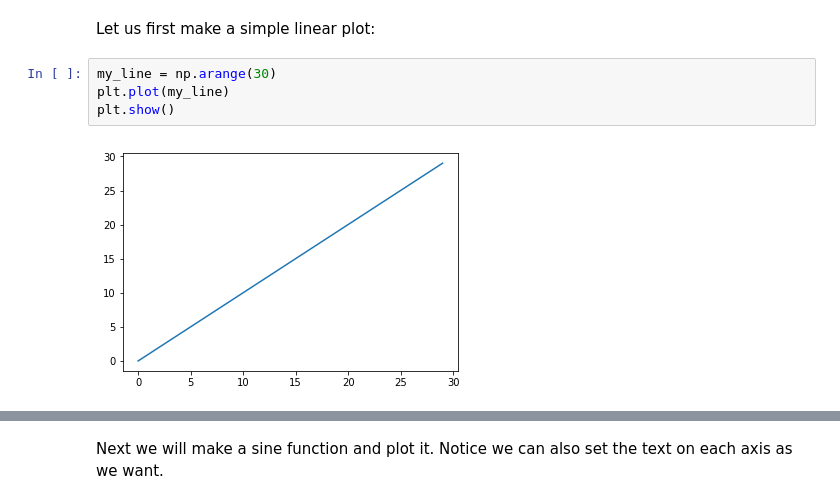
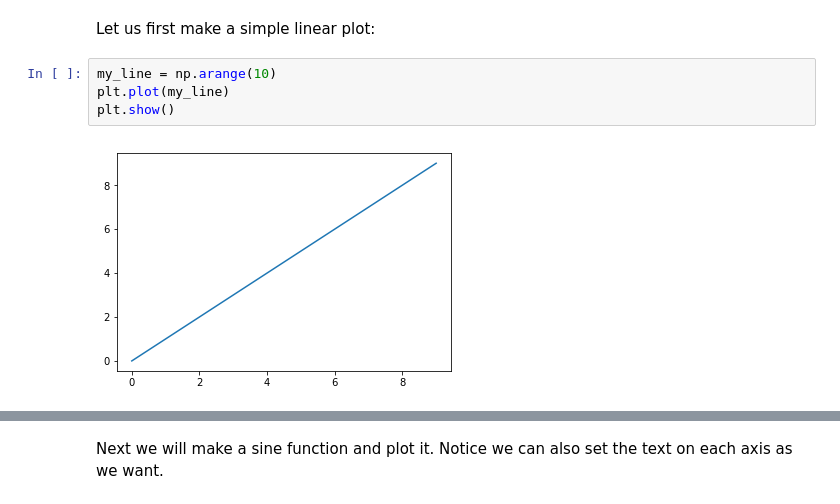
Before and after one commit to NovaMaja/python, a Jupyter notebook: MatPlotLib_intro.ipynb, the cells around one changed output, grey strips where cells are left out. Drawn from its saved outputs; the diff is of its cells as text.

```diff
--- a/MatPlotLib_intro.ipynb
+++ b/MatPlotLib_intro.ipynb
@@ -17,8 +17,8 @@ import matplotlib.pyplot as plt
 # %% [markdown]
 Let us first make a simple linear plot:
 # %%
-my_line = np.arange(30)
+my_line = np.arange(10)
 plt.plot(my_line)
 plt.show()
 # %% [output]
-[figure, old version]
+[figure, new version]
```
Also changed, not shown: parts of 2 cells of this notebook.
